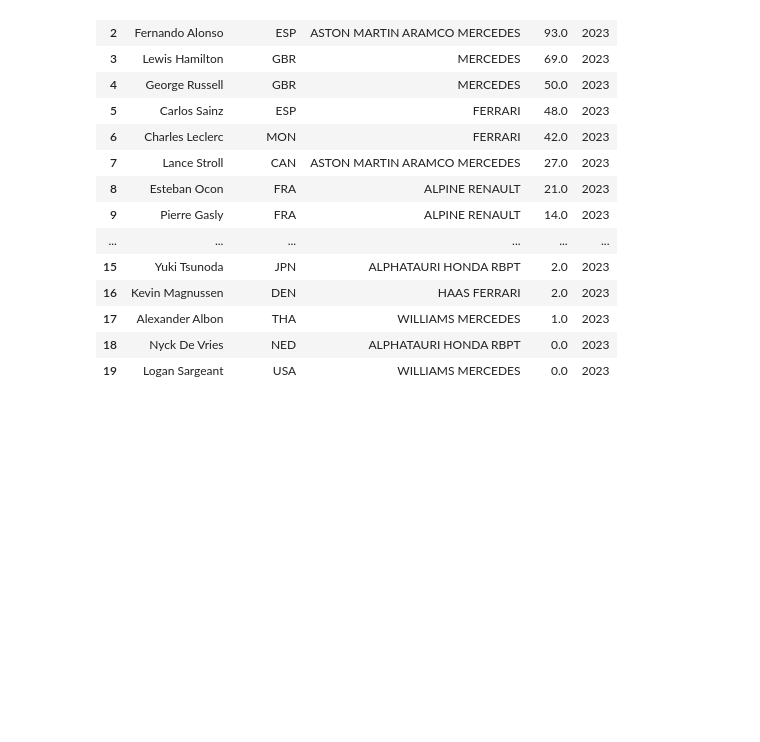
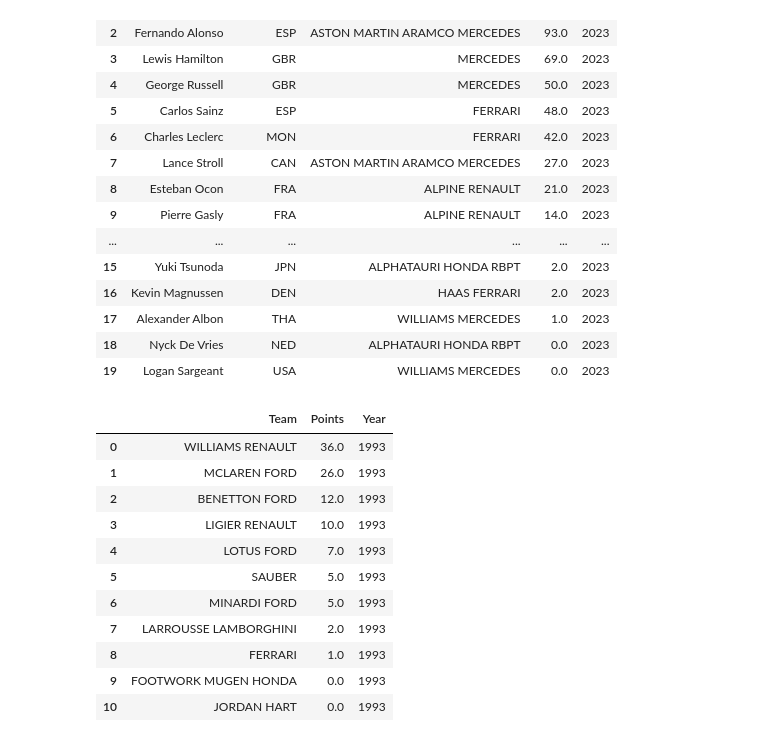
Before and after one commit to JuanGouveia/Final-Project, a Jupyter notebook: Points_record.ipynb, the cells around one changed output. Cells and saved outputs as stored; diff of their text form; code cells hidden in the pictures; blank space fills up the shorter version.

```diff
--- a/Points_record.ipynb
+++ b/Points_record.ipynb
@@ -1609,3 +1609,37 @@ df23
 | 17 | Alexander Albon | THA | WILLIAMS MERCEDES | 1.0 | 2023 |
 | 18 | Nyck De Vries | NED | ALPHATAURI HONDA RBPT | 0.0 | 2023 |
 | 19 | Logan Sargeant | USA | WILLIAMS MERCEDES | 0.0 | 2023 |
+# %%
+data93_y = [
+    ['WILLIAMS RENAULT', 36],
+    ['MCLAREN FORD', 26],
+    ['BENETTON FORD', 12],
+    ['FERRARI', 1],
+    ['LIGIER RENAULT', 10],
+    ['LOTUS FORD', 7],
+    ['SAUBER', 5],
+    ['MINARDI FORD', 5],
+    ['FOOTWORK MUGEN HONDA', 0],
+    ['LARROUSSE LAMBORGHINI', 2],
+    ['JORDAN HART', 0]
+]
+
+df93_y = pd.DataFrame(data93_y, columns=['Team', 'Points'])
+df93_y['Year'] = '1993'
+df93_y['Points'] = df93_y['Points'].astype(float)
+df93_y = df93_y.sort_values(by='Points', ascending=False).reset_index(drop=True)
+
+df93_y
+# %% [output]
+|  | Team | Points | Year |
+| 0 | WILLIAMS RENAULT | 36.0 | 1993 |
+| 1 | MCLAREN FORD | 26.0 | 1993 |
+| 2 | BENETTON FORD | 12.0 | 1993 |
+| 3 | LIGIER RENAULT | 10.0 | 1993 |
+| 4 | LOTUS FORD | 7.0 | 1993 |
+| 5 | SAUBER | 5.0 | 1993 |
+| 6 | MINARDI FORD | 5.0 | 1993 |
+| 7 | LARROUSSE LAMBORGHINI | 2.0 | 1993 |
+| 8 | FERRARI | 1.0 | 1993 |
+| 9 | FOOTWORK MUGEN HONDA | 0.0 | 1993 |
+| 10 | JORDAN HART | 0.0 | 1993 |
```
Also changed, not shown: parts of 30 cells of this notebook.
